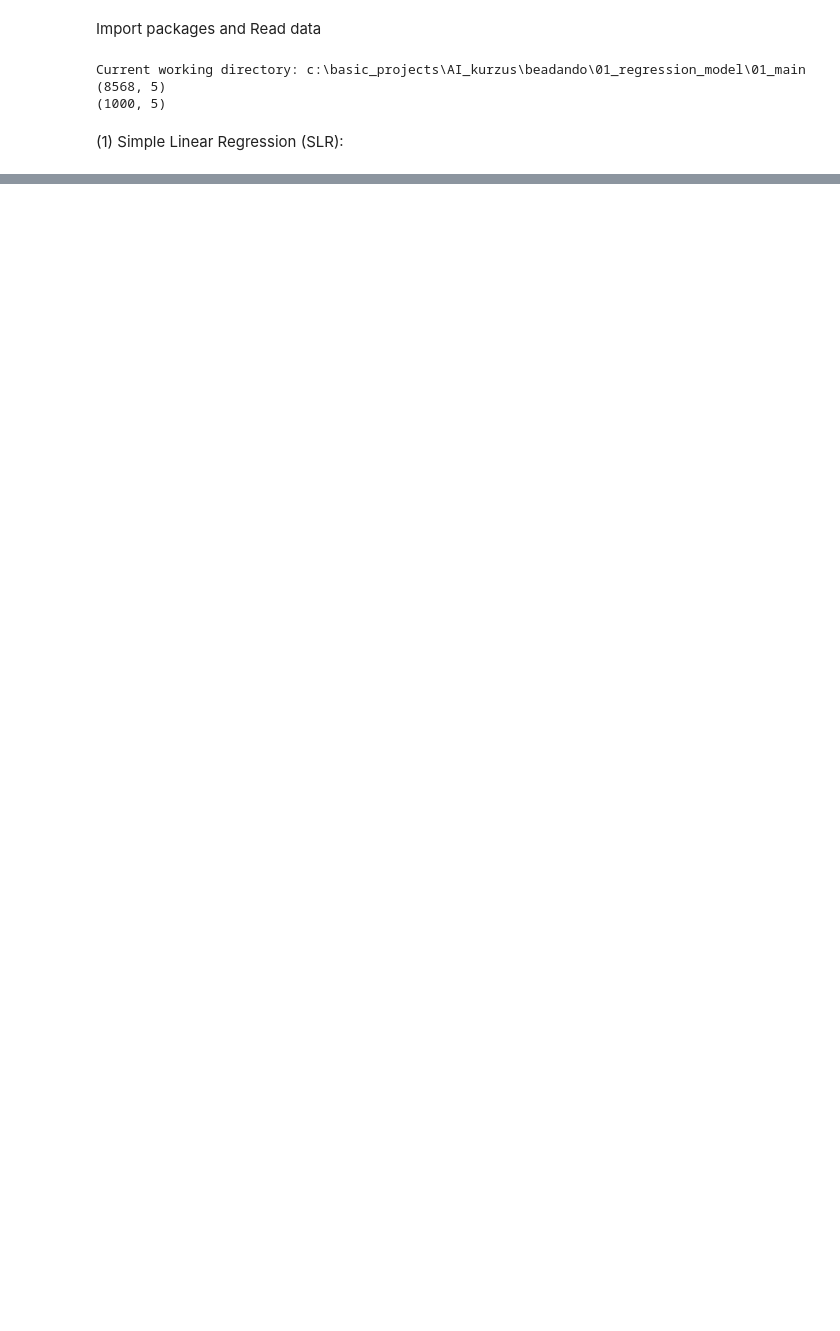
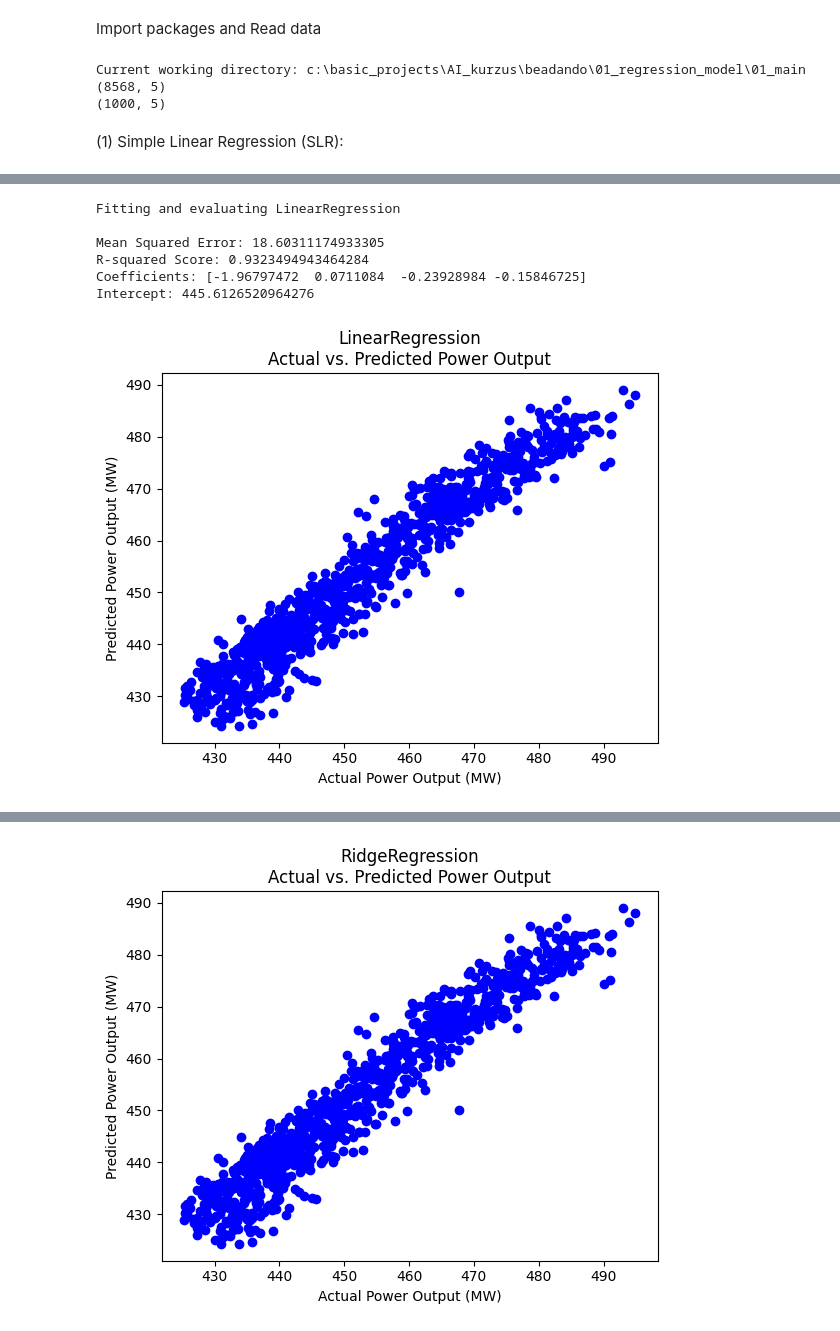
Before and after one commit to szilagyi93/regression, a Jupyter notebook: 01_main/model_fitting_ccpp.ipynb, the cells around one changed output, grey strips where cells are left out. Saved outputs shown, nothing was run; the diff lists cells and outputs as text; code cells hidden in the pictures; blank space fills up the shorter version.

```diff
--- a/01_main/model_fitting_ccpp.ipynb
+++ b/01_main/model_fitting_ccpp.ipynb
@@ -91,0 +189,76 @@ ValueError: Expected a 2-dimensional container but got <class 'pandas.core.serie
+# %%
+import pandas as pd
+from sklearn.model_selection import KFold
+from sklearn.linear_model import LinearRegression, Ridge
+from sklearn.ensemble import RandomForestRegressor
+from sklearn.neural_network import MLPRegressor
+from sklearn.metrics import mean_squared_error
+import matplotlib.pyplot as plt
+
+
+
+from colorama import Fore, Back, Style
+
+# Load the training and test data
+pd_train = pd.read_excel(r'C:\basic_projects\AI_kurzus\beadando\01_regression_model\01_main\02_data\filtered_train_data.xlsx')
+pd_test = pd.read_excel(r'02_data/Test.xlsx')  # Make sure this path is correct
+
+# Selecting the features and target for both training and test sets
+X_train = pd_train[['AT', 'AP', 'V', 'RH']]  # Features
+Y_train = pd_train['PE']  # Target
+X_test = pd_test[['AT', 'AP', 'V', 'RH']]  # Ensure the same features as the training set
+Y_test = pd_test['PE']
+
+# Creating the models
+LR = LinearRegression()
+RidgeRegression = Ridge(alpha=1.0)
+RandomForest = RandomForestRegressor(n_estimators=100)
+MultilayerPerceptron = MLPRegressor(hidden_layer_sizes=(100,), activation='relu', solver='adam')
+
+models = {
+    'LinearRegression': LR,
+    'RidgeRegression': RidgeRegression,
+    'RandomForest': RandomForest,
+    'MLPRegressor': MultilayerPerceptron
+}
+results = {}
+
+# Fitting models and making predictions
+for model_name, model in models.items():
+    print('\n' + 'Fitting and evaluating ' + Fore.YELLOW + f"{model_name}")
+    print(Style.RESET_ALL)
+    model.fit(X_train, Y_train)
+    Y_pred = model.predict(X_test)
+
+    mse = mean_squared_error(Y_test, Y_pred)
+    r2 = model.score(X_test, Y_test)
+    print(f"Mean Squared Error: {mse}\nR-squared Score: {r2}")
+    model_coef_exist = False
+    if hasattr(model, 'coef_'):
+        print(f"Coefficients: {model.coef_}")
+        model_coef_exist = True
+    model_intercept_exist = False
+    if hasattr(model, 'intercept_'):
+        model_intercept_exist = True
+        print(f"Intercept: {model.intercept_}")
+
+    results[model_name] = {
+        "MSE": mse,
+        "R2": r2,
+        "Y_pred": Y_pred
+    }
+
+    # Optionally, visualize results for a specific model
+    plt.scatter(Y_test, Y_pred, color='blue')
+    plt.xlabel('Actual Power Output (MW)')
+    plt.ylabel('Predicted Power Output (MW)')
+    plt.title(f'{model_name}'+'\n'+'Actual vs. Predicted Power Output')
+    plt.show()
+# %% [output]
+Fitting and evaluating LinearRegression
+
+Mean Squared Error: 18.60311174933305
+R-squared Score: 0.9323494943464284
+Coefficients: [-1.96797472  0.0711084  -0.23928984 -0.15846725]
+Intercept: 445.6126520964276
+[figure, added]
@@ -91,0 +271 @@ ValueError: Expected a 2-dimensional container but got <class 'pandas.core.serie
+[figure, added]
```
Also changed, not shown: parts of 14 cells of this notebook.
